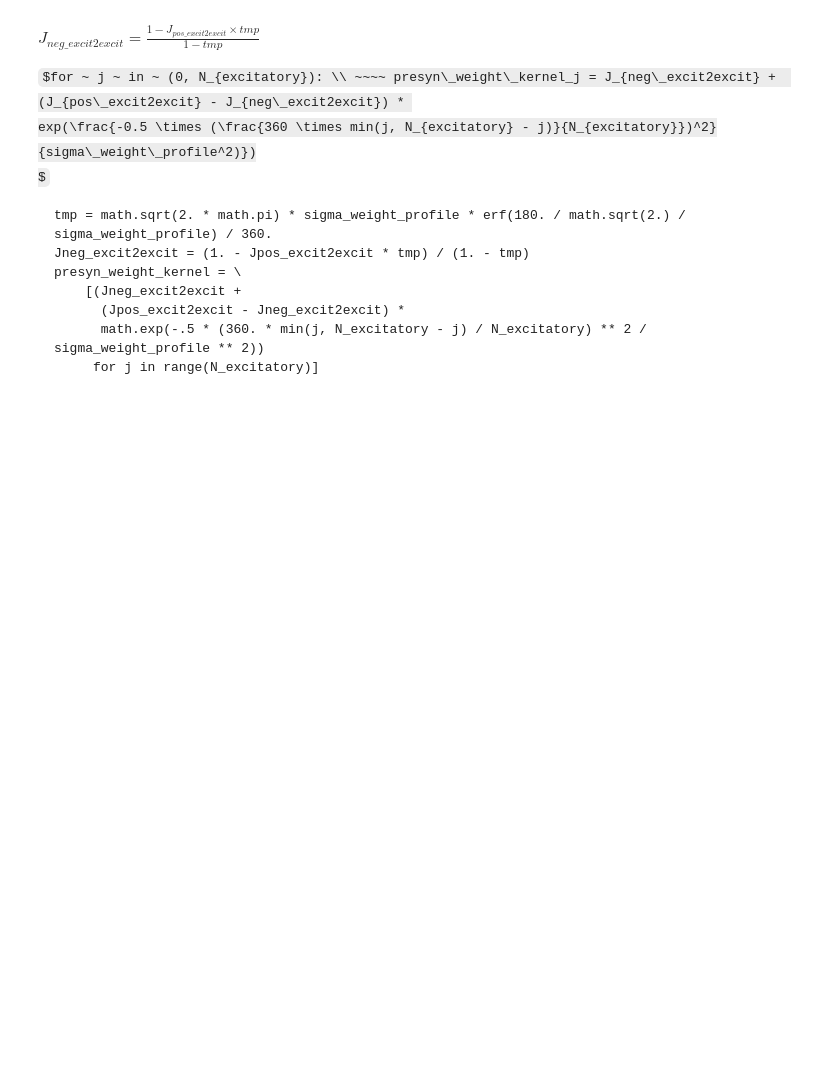
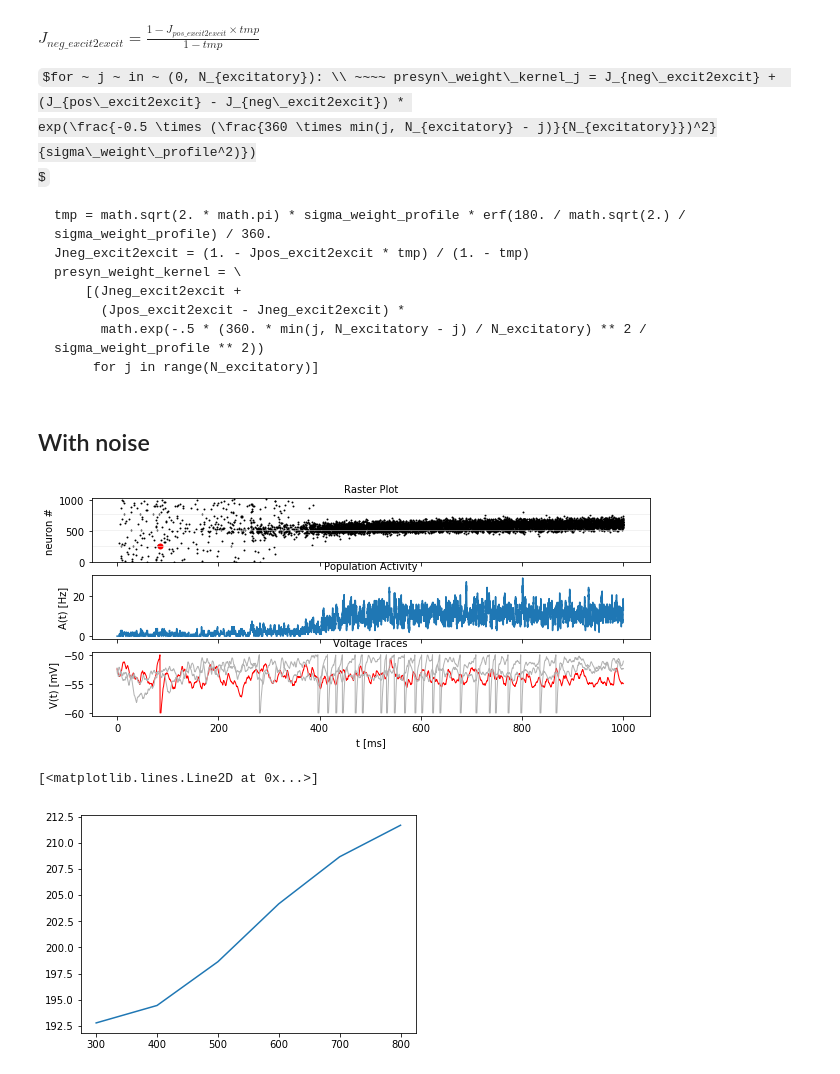
Before and after one commit to johnpi/Pisokas_Hennig_2022_Attractor_Based_Memory_old, a Jupyter notebook: line-attractor-spiking-neurodynexlib.ipynb, the cells around one changed output. Drawn from its saved outputs; the diff is of its cells as text; code cells hidden in the pictures; some formulas as TeX source; blank space fills up the shorter version.

```diff
--- a/line-attractor-spiking-neurodynexlib.ipynb
+++ b/line-attractor-spiking-neurodynexlib.ipynb
@@ -433,6 +394,9 @@ network_parameters = [
     (512,  128, 4.0)
 ]
 
+synaptic_noise_amount_list = [0.01, 0.05, 0.1, 0.5]
+
+
 # Collect data for three network sizes and 9 stimulus headings
 for i, network_param in enumerate(network_parameters):
     for stim_degrees in range(0, 360+1, 45):
@@ -442,8 +406,22 @@ for i, network_param in enumerate(network_parameters):
                    N_excitatory          = network_param[0],
                    N_inhibitory          = network_param[1],
                    weight_scaling_factor = network_param[2],
-                   sim_time_duration     = 10000. * ms
+                   sim_time_duration     = 10000. * ms,
+                   synaptic_noise_amount = 0.0
                   )
+
+# Collect data for three network sizes and different noise levels
+for i, network_param in enumerate(network_parameters):
+    for synaptic_noise_amount in synaptic_noise_amount_list:
+        run_trials(num_of_trials         = 20,
+                   collected_data_file   = 'Data/collected_drift_trials.npy',
+                   stimulus_center_deg   = 180,
+                   N_excitatory          = network_param[0],
+                   N_inhibitory          = network_param[1],
+                   weight_scaling_factor = network_param[2],
+                   sim_time_duration     = 10000. * ms,
+                   synaptic_noise_amount = synaptic_noise_amount
+                  )
 # %% [markdown]
 Plot the collected trial results
 # %%
@@ -534,3 +512,42 @@ $
           (Jpos_excit2excit - Jneg_excit2excit) *
           math.exp(-.5 * (360. * min(j, N_excitatory - j) / N_excitatory) ** 2 / sigma_weight_profile ** 2))
          for j in range(N_excitatory)]
+# %% [markdown]
+With noise
+----------
+# %%
+# Example how to create an array of timestamps spaced by snapshot_interval in the interval of interest.
+stimulus_center_deg = 180
+stimulus_width_deg  = 30
+stimulus_strength   = .06 * namp
+t_stimulus_start    = 100 * ms
+t_stimulus_duration = 200 * ms
+sim_time_duration   = 1000. * ms
+t_window_width      = 200*ms
+snapshot_interval   = 100*ms
+N_excitatory = 1024
+synaptic_noise_amount = 0.1
+
+rate_monitor_excit, spike_monitor_excit, voltage_monitor_excit, idx_monitored_neurons_excit, rate_monitor_inhib, spike_monitor_inhib, voltage_monitor_inhib, idx_monitored_neurons_inhib, w_profile = wm_model_modified.simulate_wm(stimulus_center_deg=stimulus_center_deg, stimulus_width_deg=stimulus_width_deg, stimulus_strength=stimulus_strength, t_stimulus_start=t_stimulus_start, t_stimulus_duration=t_stimulus_duration, sim_time=sim_time_duration, synaptic_noise_amount=synaptic_noise_amount)
+fig, ax_raster, ax_rate, ax_voltage = plot_tools.plot_network_activity(rate_monitor_excit, spike_monitor_excit, voltage_monitor_excit, t_min=0. * ms)
+plt.show()
+
+t_snapshots = range(
+    int(math.floor((t_stimulus_start+t_stimulus_duration)/ms)),  # lower bound
+    int(math.floor((sim_time_duration-t_window_width/2)/ms)),  # Subtract half window. Avoids an out-of-bound error later.
+    int(round(snapshot_interval/ms))  # spacing between time stamps
+    )*ms
+
+# how your function get_theta_time_series could be called:
+#theta_ts = get_theta_time_series(spike_monitor_excit, idx_monitored_neurons_excit, N_excitatory, t_snapshots, t_window_width)
+theta_ts_v_a = get_theta_time_series_vec_add(spike_monitor_excit, idx_monitored_neurons_excit, N_excitatory, t_snapshots, t_window_width)
+
+
+# plot theta vs time using pyplot
+plt.figure()
+#plt.plot(t_snapshots/ms, theta_ts)
+plt.plot(t_snapshots/ms, theta_ts_v_a)
+# %% [output]
+[figure, added]
+[<matplotlib.lines.Line2D at 0x...>]
+[figure, added]
```
Also changed, not shown: parts of 4 cells of this notebook, 3 other files.
